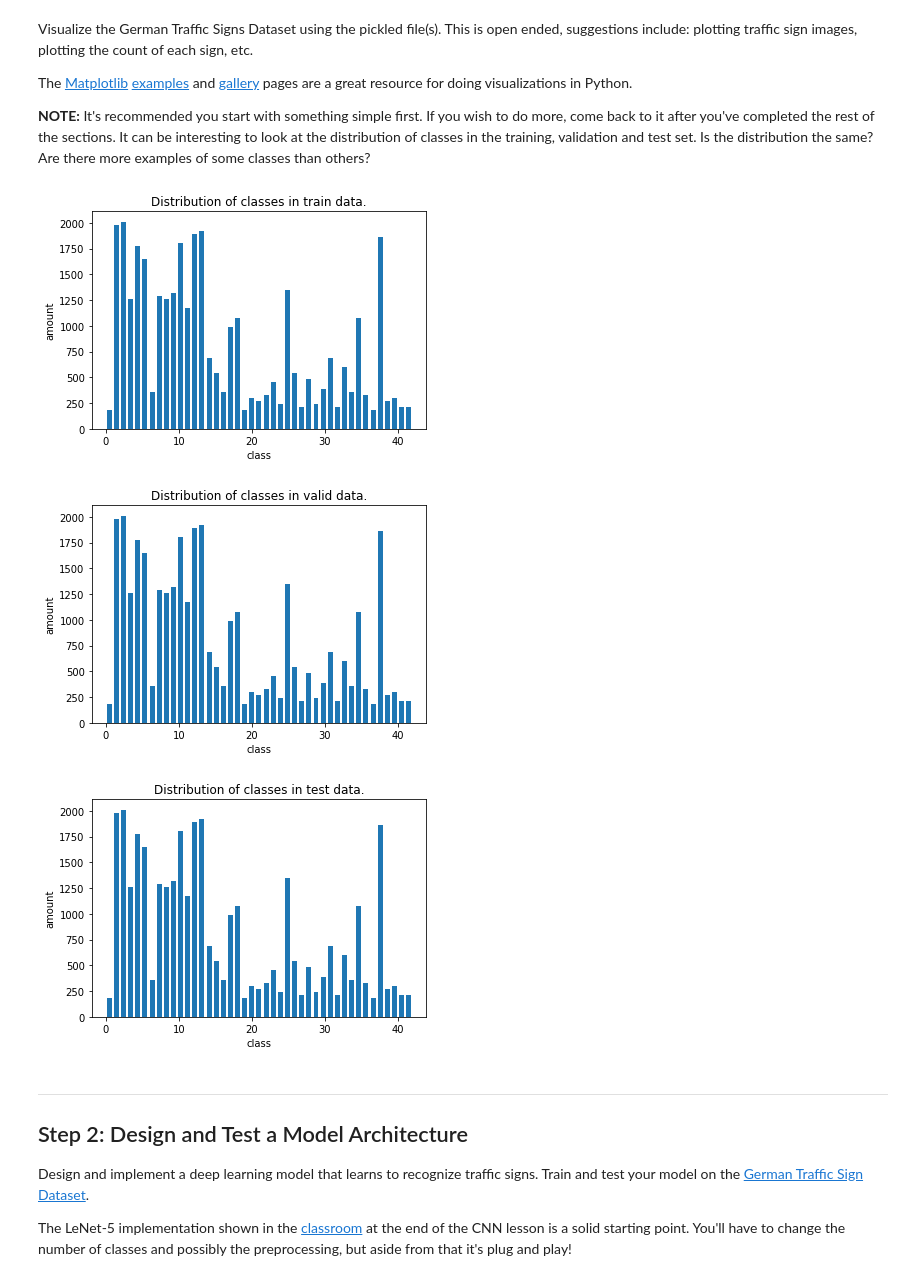
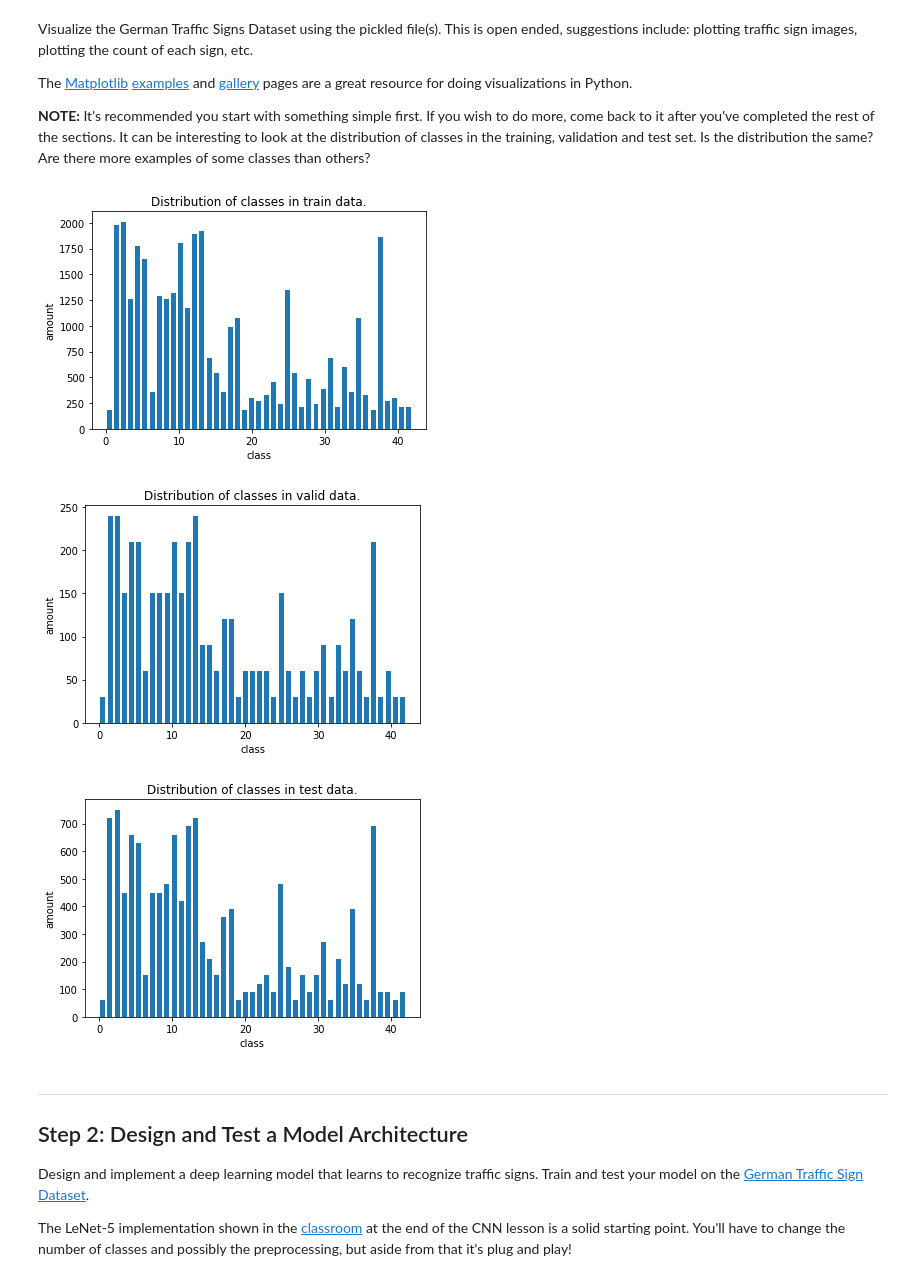
Before and after one commit to william-developer/CarND-Traffic-Sign-Classifier-Project, a Jupyter notebook: Traffic_Sign_Classifier.ipynb, the cells around one changed output. Cells and saved outputs as stored; diff of their text form; code cells hidden in the pictures.

```diff
--- a/Traffic_Sign_Classifier.ipynb
+++ b/Traffic_Sign_Classifier.ipynb
@@ -25,9 +25,9 @@ import pickle
 
 # TODO: Fill this in based on where you saved the training and testing data
 
-training_file = './data/train.p'
-validation_file= './data/train.p'
-testing_file = './data/train.p'
+training_file = 'data/train.p'
+validation_file= 'data/valid.p'
+testing_file = 'data/test.p'
 
 with open(training_file, mode='rb') as f:
     train = pickle.load(f)
@@ -95,34 +95,33 @@ The [Matplotlib](http://matplotlib.org/) [examples](http://matplotlib.org/exampl
 # %%
 ### Data exploration visualization code goes here.
 ### Feel free to use as many code cells as needed.
 import random
 import numpy as np
 import matplotlib.pyplot as plt
 # Visualizations will be shown in the notebook.
 %matplotlib inline
 
-def histogram(data,title=''):
+def draw_histogram(data,title=''):
     '''
     draw a bar chart which shows distributions of all the classes and save it
     '''
     hist, bins = np.histogram(data, bins=n_classes)
     width = 0.7 * (bins[1] - bins[0])
     center = (bins[:-1] + bins[1:]) / 2
     plt.xlabel('class')
     plt.ylabel('amount')
     plt.title('Distribution of classes in '+title+' data.')
     plt.bar(center, hist, align='center', width=width)
     plt.savefig('./examples/'+title+'.jpg')
     plt.show()
 
-
-histogram(y_train,'train')
-histogram(y_valid,'valid')
-histogram(y_test,'test')
+draw_histogram(y_train,'train')
+draw_histogram(y_valid,'valid')
+draw_histogram(y_test,'test')
 # %% [output]
 [figure]
-[figure, old version]
+[figure, new version]
-[figure, old version]
+[figure, new version]
 # %% [markdown]
 ----
 
```
Also changed, not shown: parts of 8 cells of this notebook, 7 other files.
